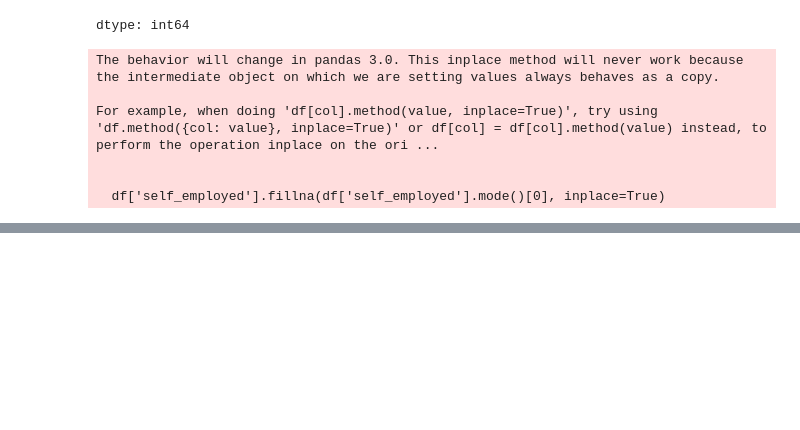
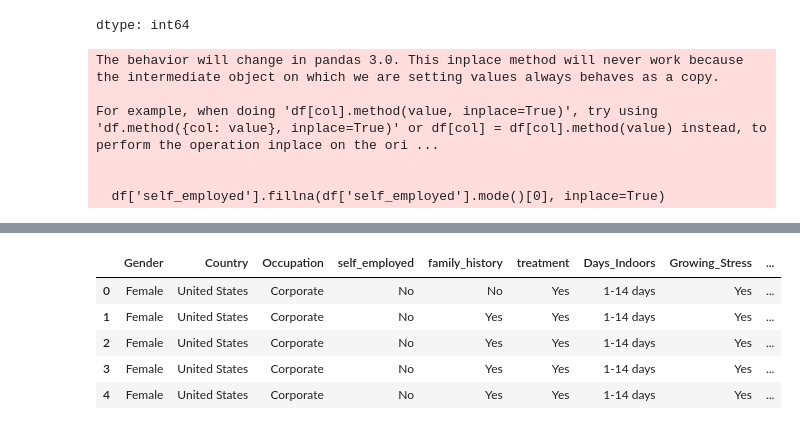
Before and after one commit to MDRobiulhassan/Ecommerce-Fraud-Detection, a Jupyter notebook: Mental_Health.ipynb, the cells around one changed output, grey strips where cells are left out. Cells and saved outputs as stored; diff of their text form; code cells hidden in the pictures; blank space fills up the shorter version.

```diff
--- a/Mental_Health.ipynb
+++ b/Mental_Health.ipynb
@@ -110,0 +156,11 @@ For example, when doing 'df[col].method(value, inplace=True)', try using 'df.met
+# %%
+df = df.drop('Timestamp', axis=1)
+# %%
+df.head()
+# %% [output]
+|  | Gender | Country | Occupation | self_employed | family_history | treatment | Days_Indoors | Growing_Stress | ... |
+| 0 | Female | United States | Corporate | No | No | Yes | 1-14 days | Yes | ... |
+| 1 | Female | United States | Corporate | No | Yes | Yes | 1-14 days | Yes | ... |
+| 2 | Female | United States | Corporate | No | Yes | Yes | 1-14 days | Yes | ... |
+| 3 | Female | United States | Corporate | No | Yes | Yes | 1-14 days | Yes | ... |
+| 4 | Female | United States | Corporate | No | Yes | Yes | 1-14 days | Yes | ... |
```
Also changed, not shown: parts of 17 cells of this notebook.
